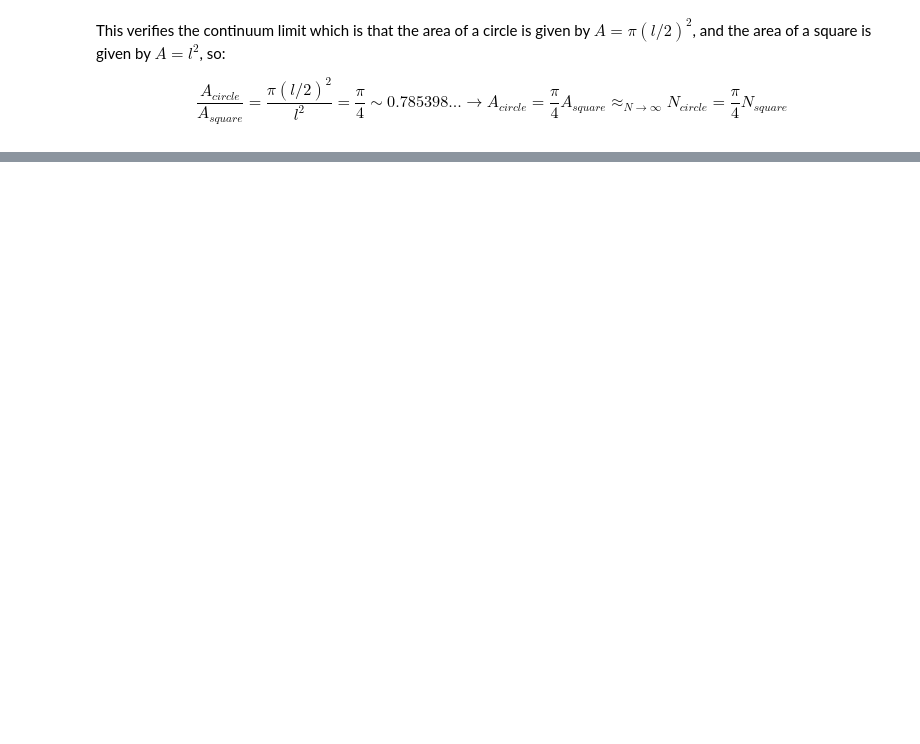
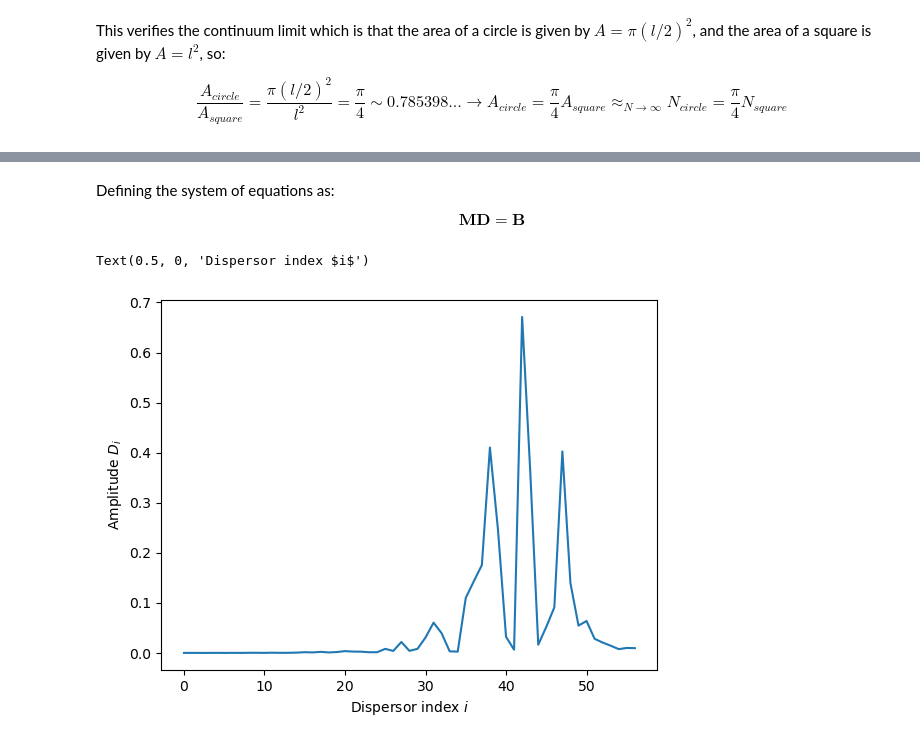
Before and after one commit to pfargas/Disordered-Quantum-Gases, a Jupyter notebook: computations.ipynb, the cells around one changed output, grey strips where cells are left out. Cells and saved outputs as stored; diff of their text form; code cells hidden in the pictures; blank space fills up the shorter version.

```diff
--- a/computations.ipynb
+++ b/computations.ipynb
@@ -129,0 +160,20 @@ $$\frac{A_{circle}}{A_{square}}=\frac{\pi (l/2)^2}{l^2}=\frac{\pi}{4}\sim 0.7853
+# %% [markdown]
+Defining the system of equations as:
+
+$$\mathbf{M}\mathbf{D}=\mathbf{B}$$
+# %%
+r0 = np.array([-0.10, 0.5])
+
+B_vector = np.zeros(len(X_dispersors), dtype=np.complex128)
+
+for i, (x, y) in enumerate(zip(X_dispersors, Y_dispersors)):
+    B_vector[i] = 1j*np.pi/2*hankel1(0, k*np.sqrt((x-r0[0])**2+(y-r0[1])**2))
+
+D_vector = np.linalg.solve(m_matrix, B_vector)
+# %%
+plt.plot(np.abs(D_vector))
+plt.ylabel(r'Amplitude $D_i$')
+plt.xlabel(r'Dispersor index $i$')
+# %% [output]
+Text(0.5, 0, 'Dispersor index $i$')
+[figure, added]
```
Also changed, not shown: parts of 9 cells of this notebook, 2 other files.
